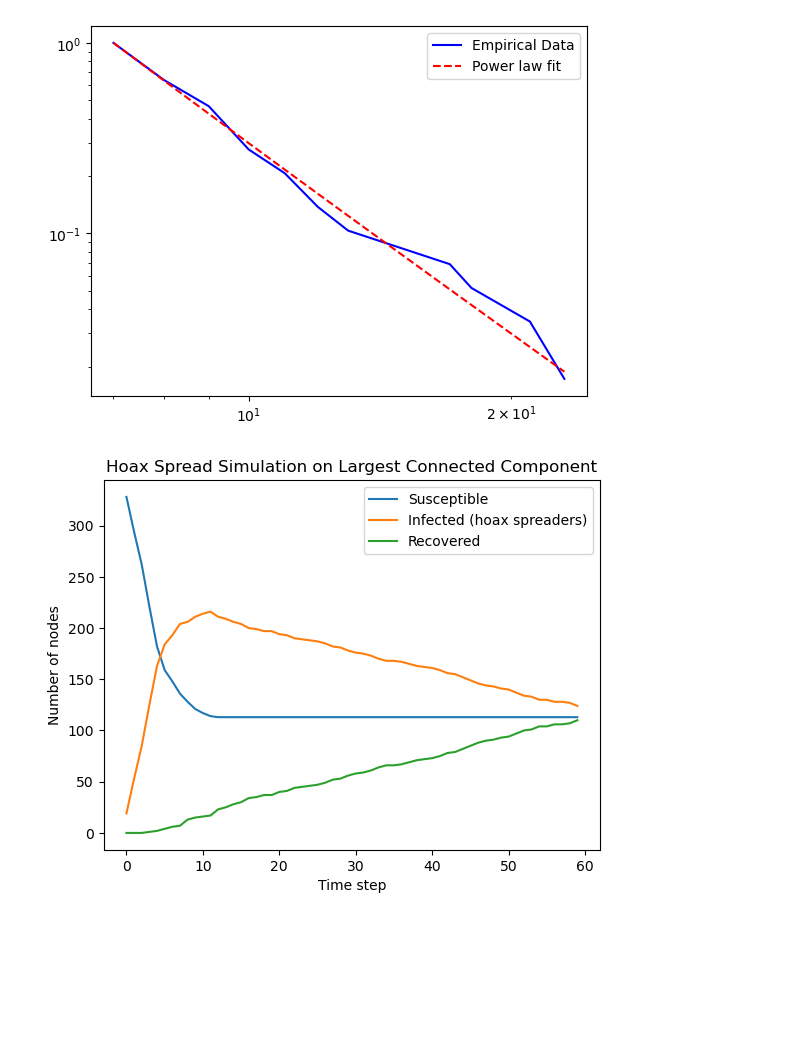
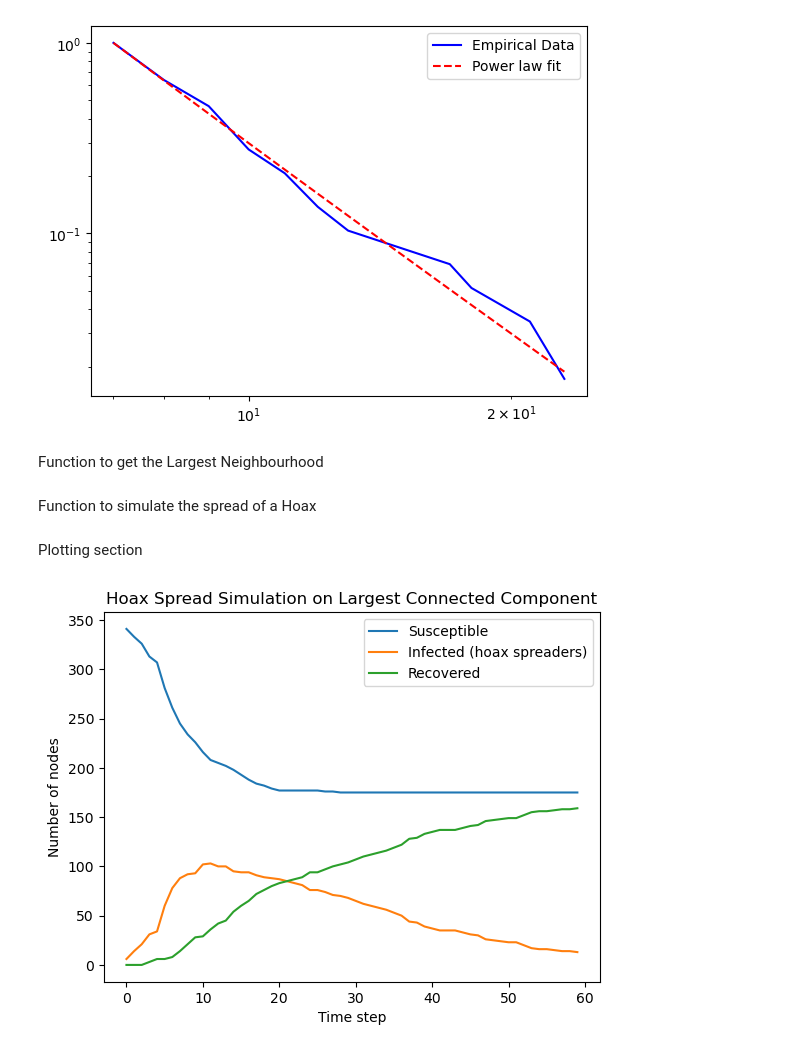
Before and after one commit to TheFreeMan21/networks-analysis-project, a Jupyter notebook: Bogdan's Work/testing.ipynb, the cells around one changed output. Saved outputs shown, nothing was run; the diff lists cells and outputs as text; code cells hidden in the pictures; blank space fills up the shorter version.

```diff
--- a/Bogdan's Work/testing.ipynb
+++ b/Bogdan's Work/testing.ipynb
@@ -71,3 +71,5 @@ plt.legend()
 plt.show()
 # %% [output]
 [figure]
+# %% [markdown]
+Function to get the Largest Neighbourhood
@@ -74 +88,3 @@ plt.show()
+# %% [markdown]
+Function to simulate the spread of a Hoax
 # %%
@@ -123,16 +127,18 @@ def simulate_hoax(G, beta=0.3, gamma=0.05, steps=50):
         R.append(sum(1 for v in state.values() if v == 2))
 
     return S, I, R
+# %% [markdown]
+Plotting section
 # %%
-S, I, R = simulate_hoax(G, beta=1, gamma=0.01, steps=60)
+S, I, R = simulate_hoax(G, beta=0.3, gamma=0.05, steps=60)
 
 plt.plot(S, label="Susceptible")
 plt.plot(I, label="Infected (hoax spreaders)")
 plt.plot(R, label="Recovered")
 plt.xlabel("Time step")
 plt.ylabel("Number of nodes")
 plt.legend()
 plt.title("Hoax Spread Simulation on Largest Connected Component")
 plt.show()
 # %% [output]
-[figure, old version]
+[figure, new version]
```
Also changed, not shown: parts of 6 cells of this notebook, 3 other files.
